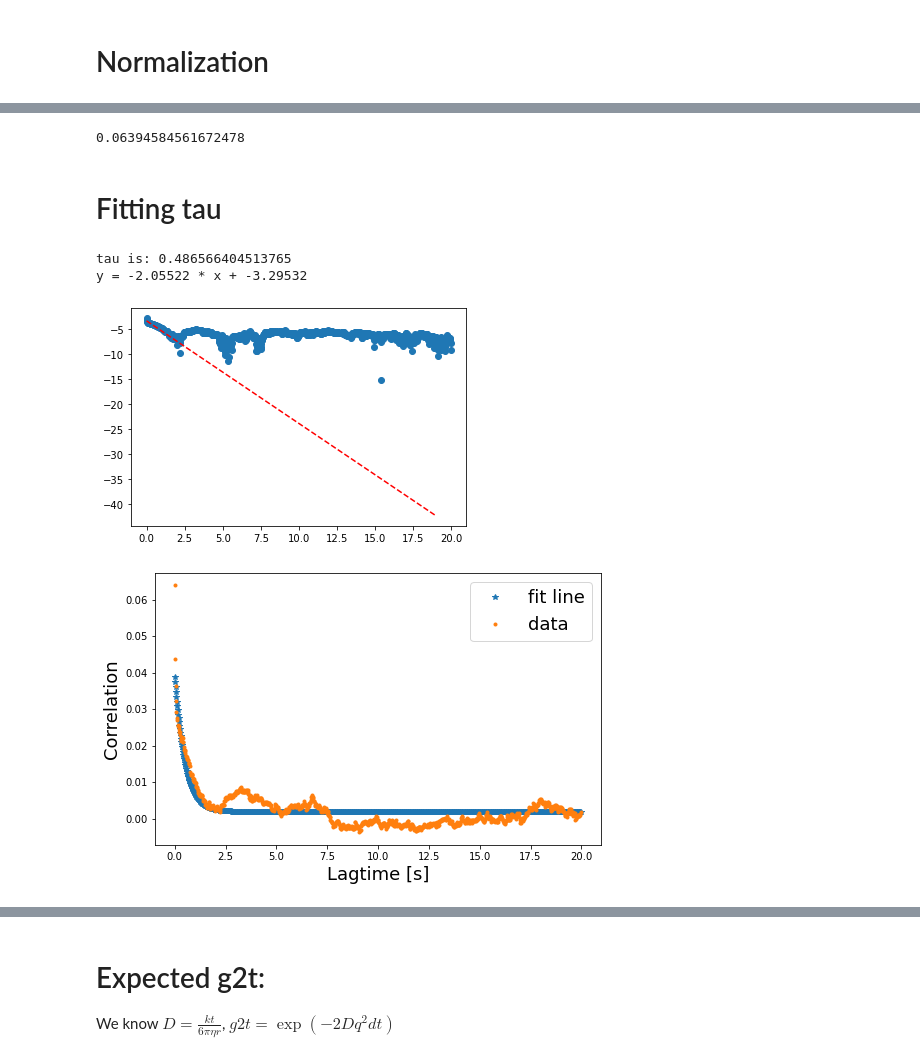
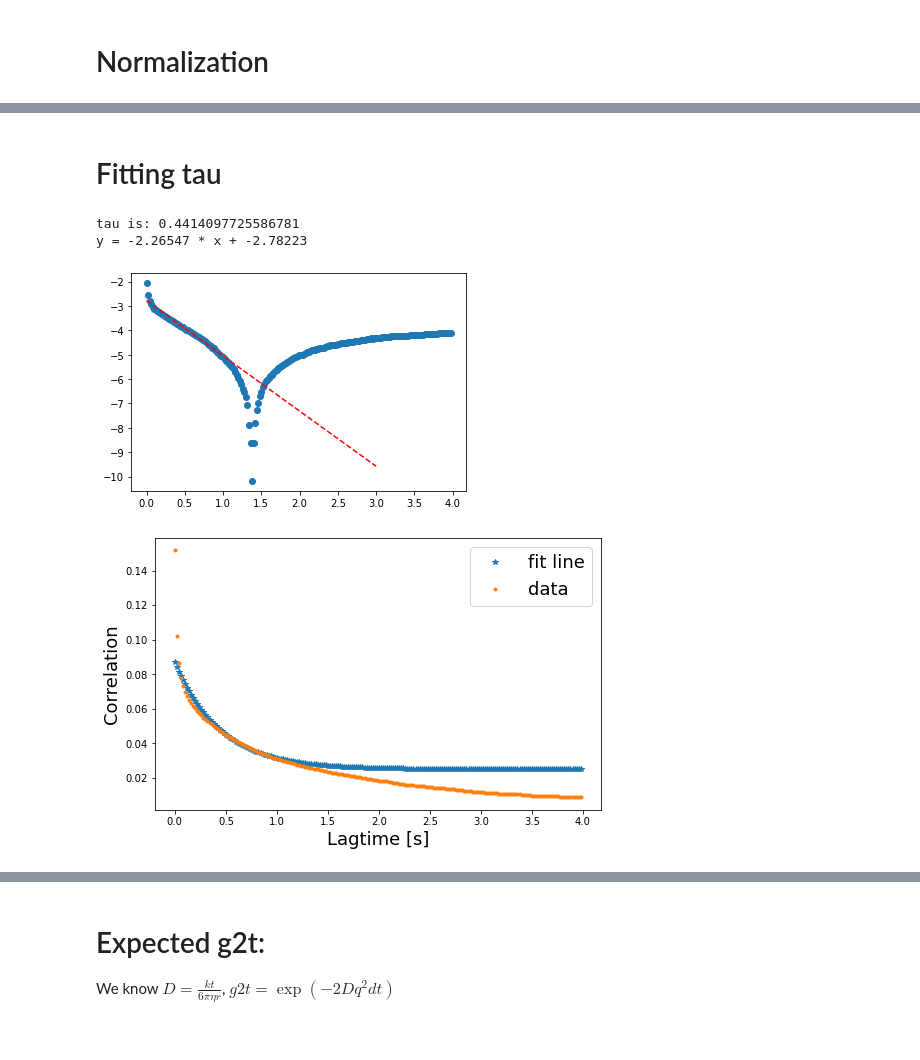
Before and after one commit to wwy-wwy-wwy/Speckle_project, a Jupyter notebook: 40p_1wt_50nm128px_2min_glycerol_1au_20x_7umhigh_405nm.ipynb, the cells around one changed output, grey strips where cells are left out. Drawn from its saved outputs; the diff is of its cells as text; code cells hidden in the pictures.

```diff
--- a/40p_1wt_50nm128px_2min_glycerol_1au_20x_7umhigh_405nm.ipynb
+++ b/40p_1wt_50nm128px_2min_glycerol_1au_20x_7umhigh_405nm.ipynb
@@ -154,6 +150,7 @@ def compute_g2t_wo_kernel(px,laglist_g2t):
         g2t.append((numerator/denumerator_1/denumerator_2)-1)
     return g2t
 # %%
+laglist_g2t=range(0,200,1)
 averaged_g2t=[]
 for y in range(30,60,1):
     for x in range(30,60,1):
@@ -189,20 +183,19 @@ Text(0, 0.5, 'g2(t)')
 # %%
 g2t[0]
-# %% [output]
-0.06394584561672478
 # %% [markdown]
 # Fitting tau
 # %%
-plateau=np.mean(g2t[-200:-1])
-tau, a, b=fit_exponential_decay(plateau,np.array(g2t),lagtime_g2t,0,20, True)
+plateau=np.mean(average_g2t[-200:-1])
+lagtime_g2t= [element * framespeed for element in laglist_g2t]
+tau, a, b=fit_exponential_decay(plateau,np.array(average_g2t),lagtime_g2t,0,50, True)
 # %% [output]
-tau is: 0.486566404513765
-y = -2.05522 * x + -3.29532
+tau is: 0.4414097725586781
+y = -2.26547 * x + -2.78223
-[figure, old version]
+[figure, new version]
 # %%
-reconstruct(lagtime_g2t,plateau,np.array(g2t),a,b)
+reconstruct(lagtime_g2t,plateau,np.array(average_g2t),a,b)
 # %% [output]
-[figure, old version]
+[figure, new version]
 # %%
 # calculate q
 angle=180
```
Also changed, not shown: parts of 7 cells of this notebook, 6 other files.
